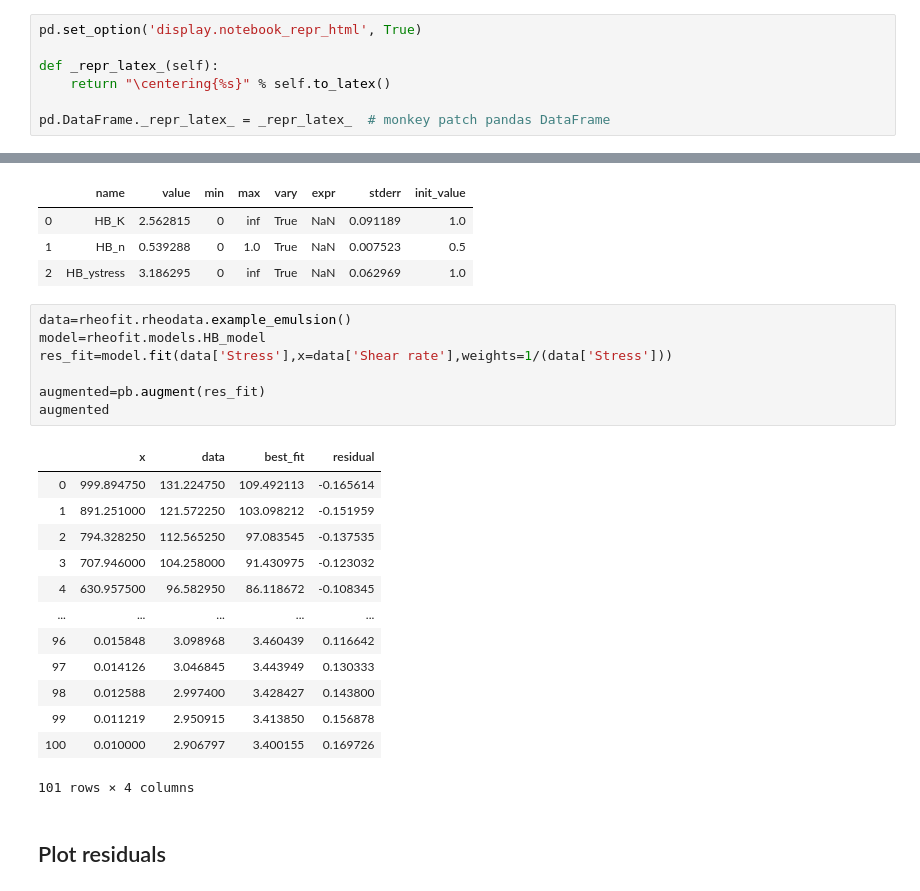
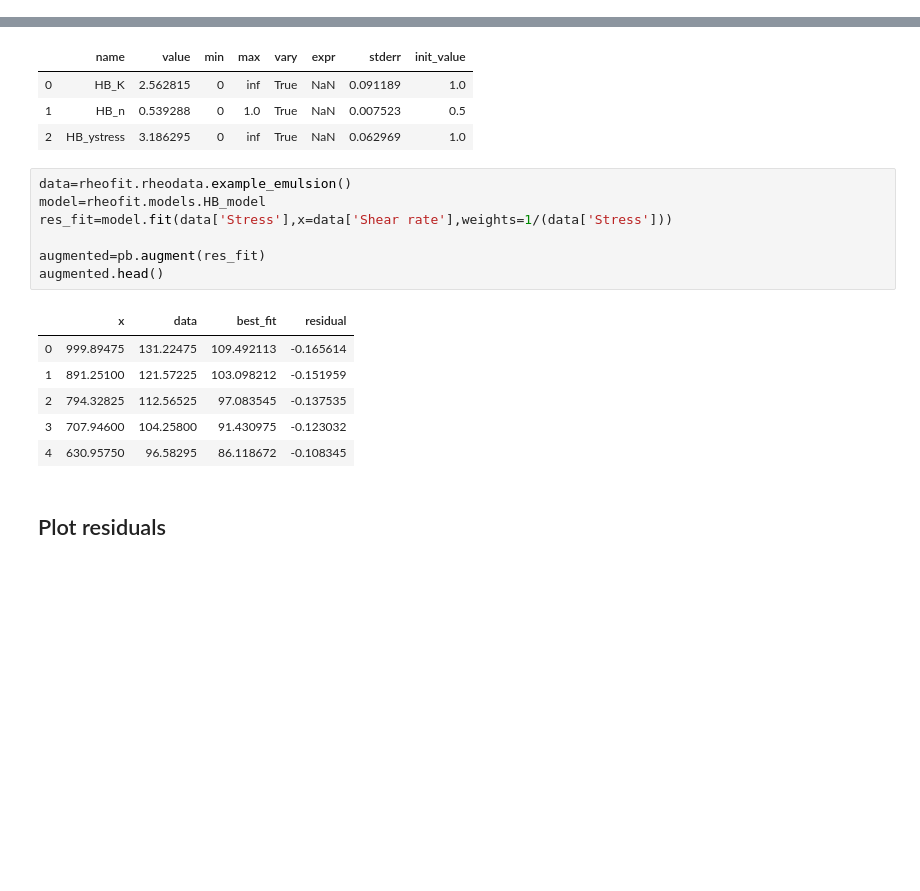
Before and after one commit to rheopy/rheofit, a Jupyter notebook: docs/source/Fitting_single_flow_curve.ipynb, the cells around one changed output, grey strips where cells are left out. Cells and saved outputs as stored; diff of their text form; blank space fills up the shorter version.

```diff
--- a/docs/source/Fitting_single_flow_curve.ipynb
+++ b/docs/source/Fitting_single_flow_curve.ipynb
@@ -18,7 +34,0 @@ import corner
-# %%
-pd.set_option('display.notebook_repr_html', True)
-
-def _repr_latex_(self):
-    return "\centering{%s}" % self.to_latex()
-
-pd.DataFrame._repr_latex_ = _repr_latex_  # monkey patch pandas DataFrame
@@ -172,24 +157,17 @@ pb.tidy(res_fit)
 # %%
 data=rheofit.rheodata.example_emulsion()
 model=rheofit.models.HB_model
 res_fit=model.fit(data['Stress'],x=data['Shear rate'],weights=1/(data['Stress']))
 
 augmented=pb.augment(res_fit)
-augmented
+augmented.head()
 # %% [output]
 |  | x | data | best_fit | residual |
-| 0 | 999.894750 | 131.224750 | 109.492113 | -0.165614 |
-| 1 | 891.251000 | 121.572250 | 103.098212 | -0.151959 |
-| 2 | 794.328250 | 112.565250 | 97.083545 | -0.137535 |
-| 3 | 707.946000 | 104.258000 | 91.430975 | -0.123032 |
-| 4 | 630.957500 | 96.582950 | 86.118672 | -0.108345 |
-| ... | ... | ... | ... | ... |
-| 96 | 0.015848 | 3.098968 | 3.460439 | 0.116642 |
-| 97 | 0.014126 | 3.046845 | 3.443949 | 0.130333 |
-| 98 | 0.012588 | 2.997400 | 3.428427 | 0.143800 |
-| 99 | 0.011219 | 2.950915 | 3.413850 | 0.156878 |
-| 100 | 0.010000 | 2.906797 | 3.400155 | 0.169726 |
+| 0 | 999.89475 | 131.22475 | 109.492113 | -0.165614 |
+| 1 | 891.25100 | 121.57225 | 103.098212 | -0.151959 |
+| 2 | 794.32825 | 112.56525 | 97.083545 | -0.137535 |
+| 3 | 707.94600 | 104.25800 | 91.430975 | -0.123032 |
+| 4 | 630.95750 | 96.58295 | 86.118672 | -0.108345 |
-101 rows × 4 columns
 # %% [markdown]
 ## Plot residuals
 # %%
```
Also changed, not shown: parts of 11 cells of this notebook, 1 other file.
